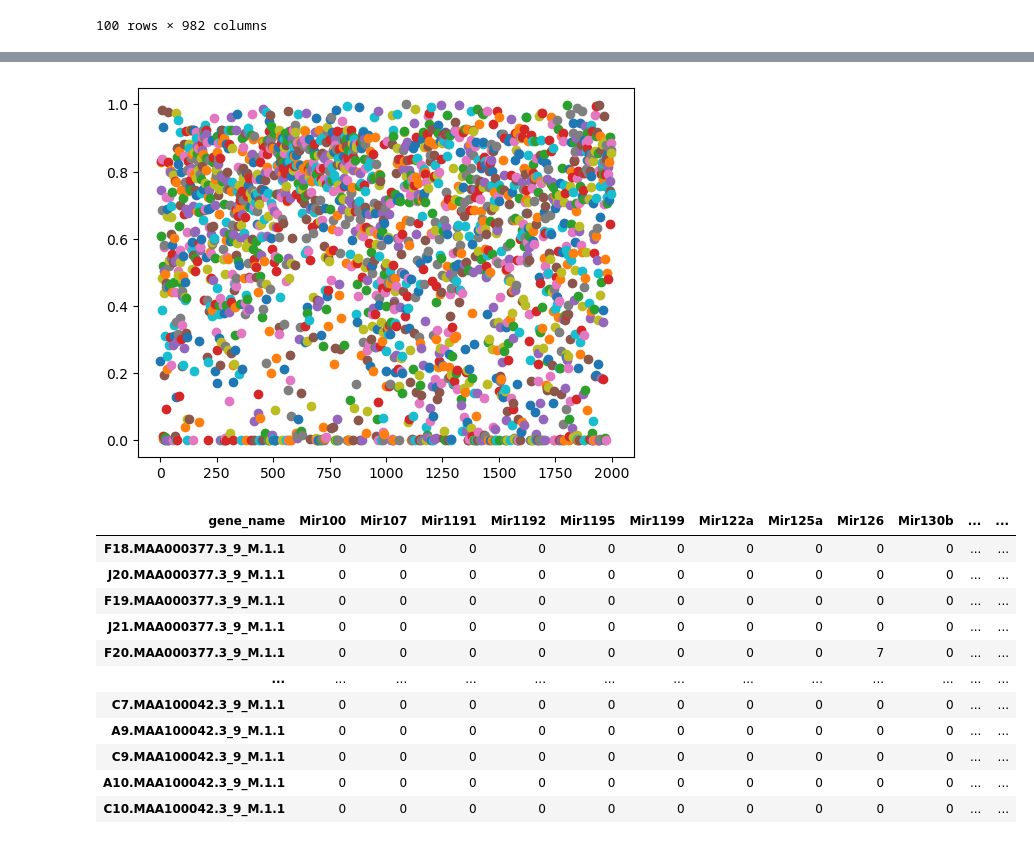
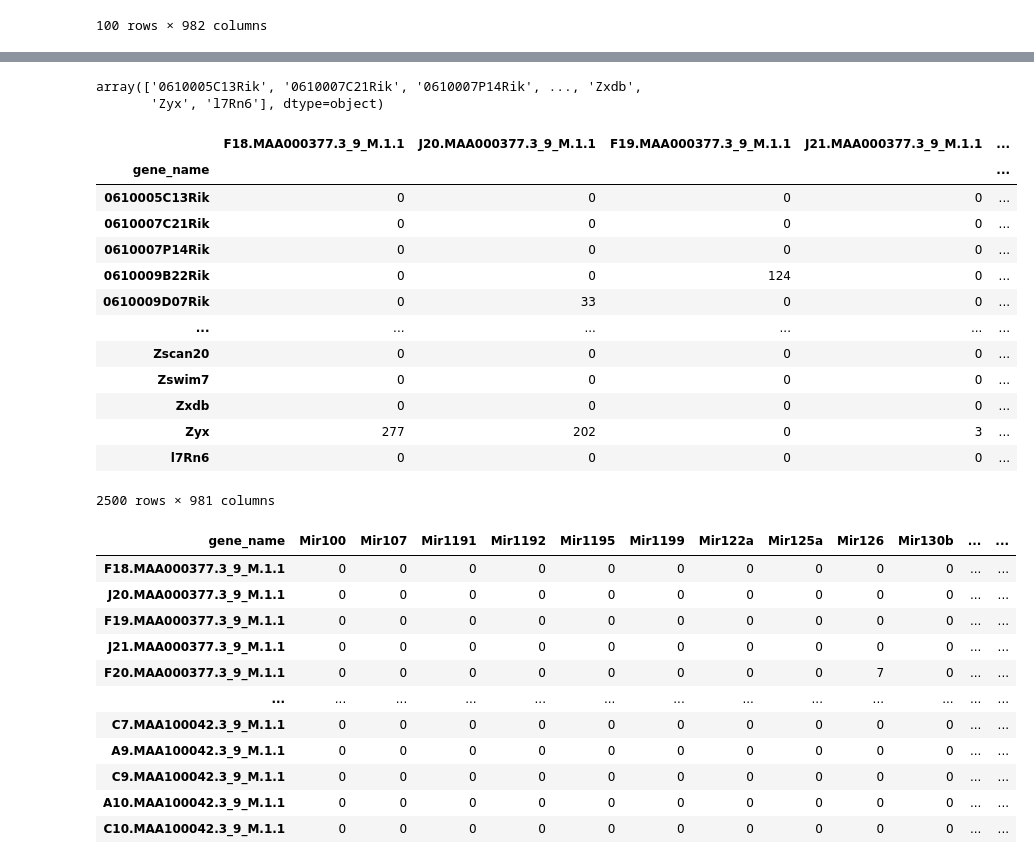
Before and after one commit to Fahim17/inferring-miRNA, a Jupyter notebook: data_manipulation_corr.ipynb, the cells around one changed output, grey strips where cells are left out. Drawn from its saved outputs; the diff is of its cells as text; code cells hidden in the pictures.

```diff
--- a/data_manipulation_corr.ipynb
+++ b/data_manipulation_corr.ipynb
@@ -32,7 +32,7 @@ df_miRNA
 temp_allgenes = df_mRNA.drop(df_mRNA.index[(df_mRNA.iloc[:,1:].sum(axis = 1) < 100)])
 temp_allgenes = temp_allgenes.set_index('gene_name').T
 # %%
-corr_tally = pd.DataFrame(columns=['t'])
+corr_tally = pd.DataFrame(columns=['tally'])
 
 for col in temp_allgenes:
     corr_tally.loc[col] = [0]
@@ -47,14 +43,14 @@ temp_mir = temp_mir.set_index('gene_name').T
 corr_df = pd.DataFrame(columns=['r', 'p'])
 
 
-
+corr_thres = 0.3
 # miCol = 3
 # temp_mir.iloc[:,miCol]
 
 for miCol in range(temp_mir.shape[1]):
     for col in temp_allgenes:
         r, p = stats.pearsonr(temp_mir.iloc[:,miCol], temp_allgenes[col])
-        if(r>0.3):
+        if(r>corr_thres):
             corr_tally.loc[col] = corr_tally.loc[col] + 1
         # corr_df.loc[col] = [round(r, 3), round(p, 3)]
 
@@ -78,11 +58,24 @@ corr_tally[corr_tally.t>0]
-# %%
-import matplotlib.pyplot as plt
-
-T = range(corr_df.shape[0])
-
-for i in range(2000):
-    plt.scatter(i, corr_df.p[i])
-
-plt.show()
-# %% [output]
-[figure, removed]
+# %%
+high_corr_genes = corr_tally.sort_values('tally', ascending=False)[0:2500]
+# %%
+high_corr_genes.sort_index().index
+# %% [output]
+array(['0610005C13Rik', '0610007C21Rik', '0610007P14Rik', ..., 'Zxdb',
+       'Zyx', 'l7Rn6'], dtype=object)
+# %%
+final_mRNA_gene_dataset = temp_allgenes[high_corr_genes.sort_index().index]
+# %% [output]
+|  | F18.MAA000377.3_9_M.1.1 | J20.MAA000377.3_9_M.1.1 | F19.MAA000377.3_9_M.1.1 | J21.MAA000377.3_9_M.1.1 | ... |
+| gene_name |  |  |  |  | ... |
+| 0610005C13Rik | 0 | 0 | 0 | 0 | ... |
+| 0610007C21Rik | 0 | 0 | 0 | 0 | ... |
+| 0610007P14Rik | 0 | 0 | 0 | 0 | ... |
+| 0610009B22Rik | 0 | 0 | 124 | 0 | ... |
+| 0610009D07Rik | 0 | 33 | 0 | 0 | ... |
+| ... | ... | ... | ... | ... | ... |
+| Zscan20 | 0 | 0 | 0 | 0 | ... |
+| Zswim7 | 0 | 0 | 0 | 0 | ... |
+| Zxdb | 0 | 0 | 0 | 0 | ... |
+| Zyx | 277 | 202 | 0 | 3 | ... |
+| l7Rn6 | 0 | 0 | 0 | 0 | ... |
+2500 rows × 981 columns
```
Also changed, not shown: parts of 6 cells of this notebook, 3 other files.
